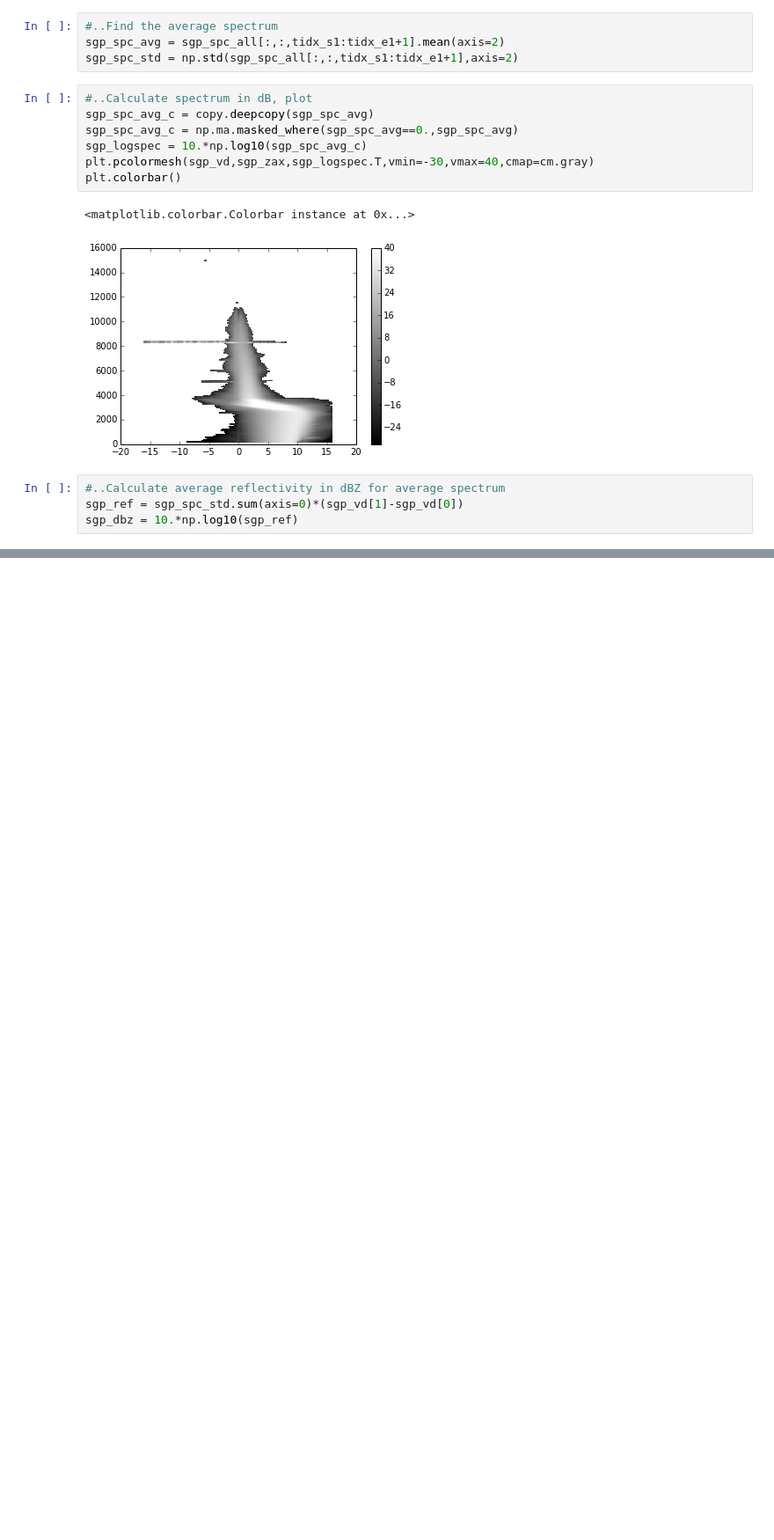
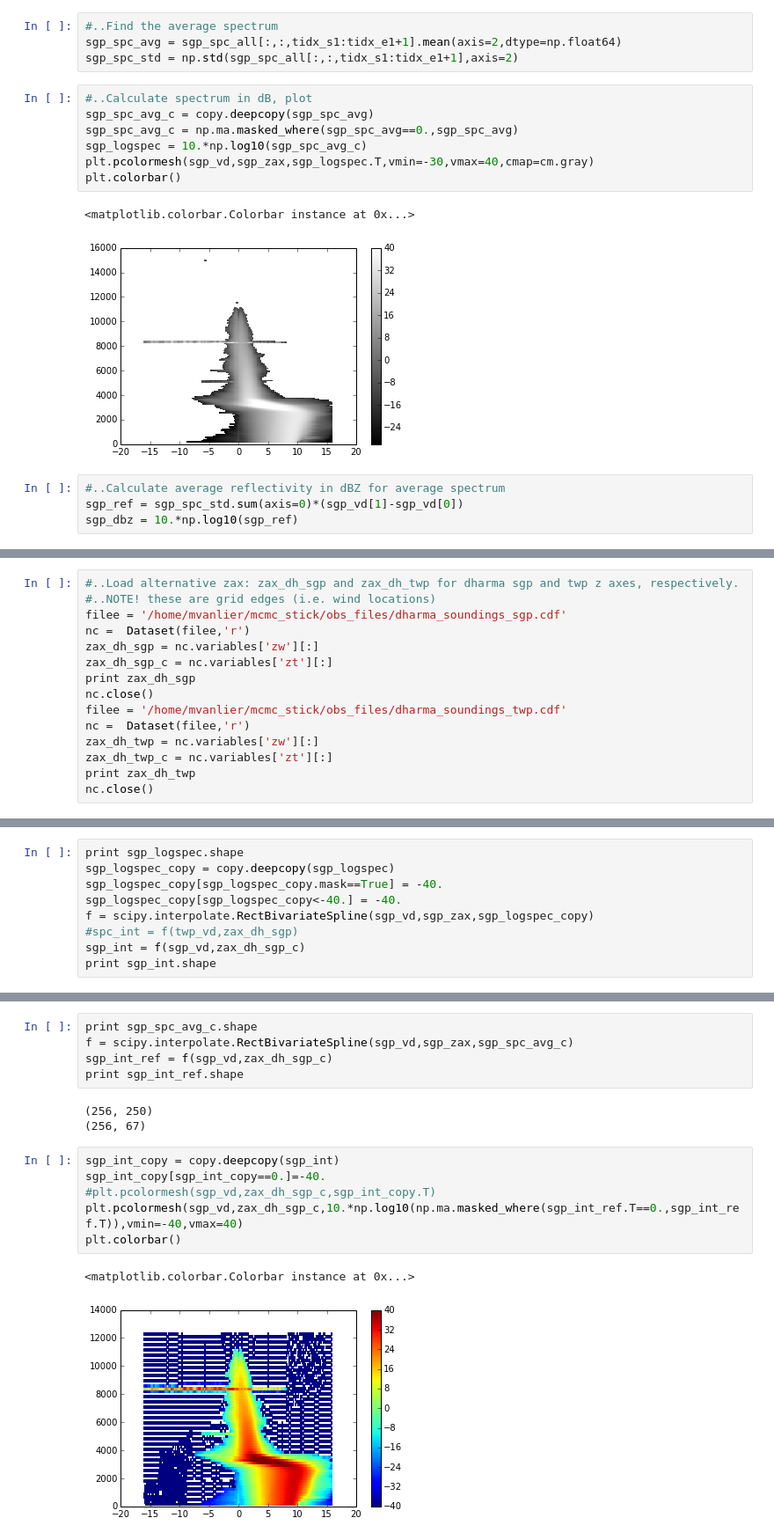
Before and after one commit to mvanlierwalq/IPy_NB_Public, a Jupyter notebook: test_doppler_spectra_2.ipynb, the cells around one changed output, grey strips where cells are left out. Shown: that part at 88% size. Cells and saved outputs as stored; diff of their text form; blank space fills up the shorter version.

```diff
--- a/test_doppler_spectra_2.ipynb
+++ b/test_doppler_spectra_2.ipynb
@@ -93,7 +93,7 @@ print tidx_s1,tidx_e1
 sgp_spc_all = np.ma.masked_where(sgp_spc_all<0.,sgp_spc_all)
 # %%
 #..Find the average spectrum
-sgp_spc_avg = sgp_spc_all[:,:,tidx_s1:tidx_e1+1].mean(axis=2)
+sgp_spc_avg = sgp_spc_all[:,:,tidx_s1:tidx_e1+1].mean(axis=2,dtype=np.float64)
 sgp_spc_std = np.std(sgp_spc_all[:,:,tidx_s1:tidx_e1+1],axis=2)
 # %%
 #..Calculate spectrum in dB, plot
@@ -126,0 +135,15 @@ print sgp_dbz.max()
+# %%
+#..Load alternative zax: zax_dh_sgp and zax_dh_twp for dharma sgp and twp z axes, respectively.
+#..NOTE! these are grid edges (i.e. wind locations)
+filee = '/home/mvanlier/mcmc_stick/obs_files/dharma_soundings_sgp.cdf'
+nc =  Dataset(filee,'r')
+zax_dh_sgp = nc.variables['zw'][:]
+zax_dh_sgp_c = nc.variables['zt'][:]
+print zax_dh_sgp
+nc.close()
+filee = '/home/mvanlier/mcmc_stick/obs_files/dharma_soundings_twp.cdf'
+nc =  Dataset(filee,'r')
+zax_dh_twp = nc.variables['zw'][:]
+zax_dh_twp_c = nc.variables['zt'][:]
+print zax_dh_twp
+nc.close()
@@ -126,0 +168,9 @@ print sgp_dbz.max()
+# %%
+print sgp_logspec.shape
+sgp_logspec_copy = copy.deepcopy(sgp_logspec)
+sgp_logspec_copy[sgp_logspec_copy.mask==True] = -40.
+sgp_logspec_copy[sgp_logspec_copy<-40.] = -40.
+f = scipy.interpolate.RectBivariateSpline(sgp_vd,sgp_zax,sgp_logspec_copy)
+#spc_int = f(twp_vd,zax_dh_sgp)
+sgp_int = f(sgp_vd,zax_dh_sgp_c)
+print sgp_int.shape
@@ -126,0 +180,17 @@ print sgp_dbz.max()
+# %%
+print sgp_spc_avg_c.shape
+f = scipy.interpolate.RectBivariateSpline(sgp_vd,sgp_zax,sgp_spc_avg_c)
+sgp_int_ref = f(sgp_vd,zax_dh_sgp_c)
+print sgp_int_ref.shape
+# %% [output]
+(256, 250)
+(256, 67)
+# %%
+sgp_int_copy = copy.deepcopy(sgp_int)
+sgp_int_copy[sgp_int_copy==0.]=-40.
+#plt.pcolormesh(sgp_vd,zax_dh_sgp_c,sgp_int_copy.T)
+plt.pcolormesh(sgp_vd,zax_dh_sgp_c,10.*np.log10(np.ma.masked_where(sgp_int_ref.T==0.,sgp_int_ref.T)),vmin=-40,vmax=40)
+plt.colorbar()
+# %% [output]
+<matplotlib.colorbar.Colorbar instance at 0x...>
+[figure, added]
```
Also changed, not shown: parts of 10 cells of this notebook.
